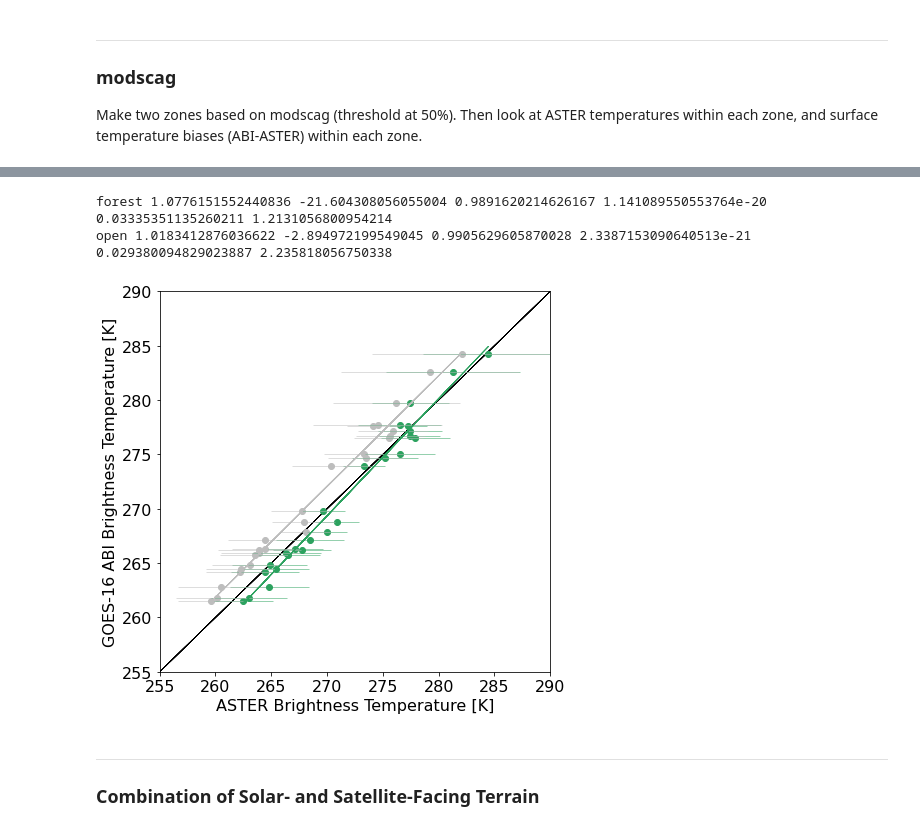
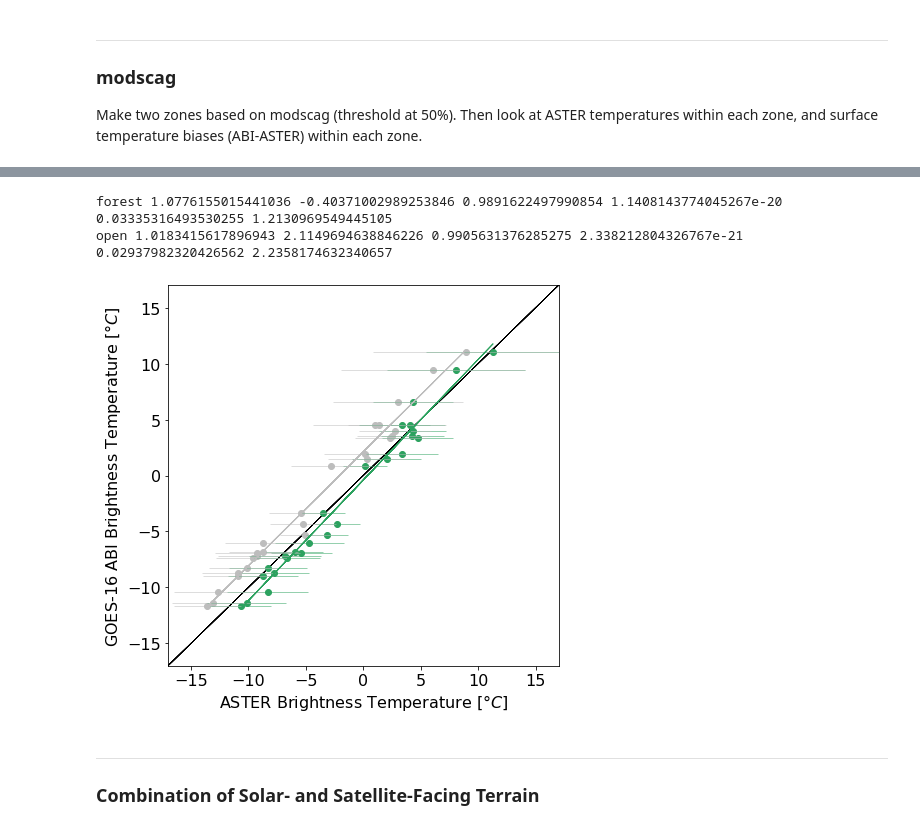
Before and after one commit to spestana/goes-cues, a Jupyter notebook: aster-terrain-boxplots-Copy1.ipynb, the cells around one changed output, grey strips where cells are left out. Saved outputs shown, nothing was run; the diff lists cells and outputs as text; code cells hidden in the pictures.

```diff
--- a/aster-terrain-boxplots-Copy1.ipynb
+++ b/aster-terrain-boxplots-Copy1.ipynb
@@ -182,56 +184,58 @@ for n in range(len(ds.time)):
         color1='#2ca25f'
         color2='#bdbdbd'
 
-        gt_k_n = gt_k[n][~np.isnan(gt_k[n])]
-        lt_k_n = lt_k[n][~np.isnan(lt_k[n])]
+        # Convert from K to C
+        ds['ast_goes_goes_tbC'] = ds.ast_goes_goes_tb - 273.15
+        gt_k_n = gt_k[n][~np.isnan(gt_k[n])] - 273.15
+        lt_k_n = lt_k[n][~np.isnan(lt_k[n])] - 273.15
 
-        ax.scatter(np.mean(gt_k_n),ds.ast_goes_goes_tb.isel(time=n).mean(), c=color1, edgecolor=None,)
+        ax.scatter(np.mean(gt_k_n),ds.ast_goes_goes_tbC.isel(time=n).mean(), c=color1, edgecolor=None,)
         ax.errorbar(x=np.mean(gt_k_n),
-                    y=ds.ast_goes_goes_tb.isel(time=n).mean(),
+                    y=ds.ast_goes_goes_tbC.isel(time=n).mean(),
                     xerr=np.std(gt_k_n), c=color1, lw=0.5)
         gt_k_n_means.append(np.mean(gt_k_n))
 
 
-        ax.scatter(np.mean(lt_k_n),ds.ast_goes_goes_tb.isel(time=n).mean(), c=color2, edgecolor=None)
+        ax.scatter(np.mean(lt_k_n),ds.ast_goes_goes_tbC.isel(time=n).mean(), c=color2, edgecolor=None)
         ax.errorbar(x=np.mean(lt_k_n),
-                    y=ds.ast_goes_goes_tb.isel(time=n).mean(),
+                    y=ds.ast_goes_goes_tbC.isel(time=n).mean(),
                     xerr=np.std(lt_k_n), c=color2, lw=0.5)
         lt_k_n_means.append(np.mean(lt_k_n))
 
-        goes_tb_means.append(ds.ast_goes_goes_tb.isel(time=n).mean().values)
+        goes_tb_means.append(ds.ast_goes_goes_tbC.isel(time=n).mean().values)
 
-        plt.xlabel('ASTER Brightness Temperature [K]')
-        plt.ylabel('GOES-16 ABI Brightness Temperature [K]')
+        plt.xlabel('ASTER Brightness Temperature [$\degree C$]')
+        plt.ylabel('GOES-16 ABI Brightness Temperature [$\degree C$]')
 
-        plt.ylim(255,290);
-        plt.xlim(255,290);
+        plt.ylim(-17,17);
+        plt.xlim(-17,17);
 
-        ax.plot([255,290],[255,290],linestyle='-',color='k', lw=0.5, zorder=-99)
+        ax.plot([-17,17],[-17,17],linestyle='-',color='k', lw=0.5, zorder=-99)
         #
         #print('number of pixels: ',len(gt_k_n),len(lt_k_n))
         #print('means: ',np.round(np.mean(gt_k_n),1),np.round(np.mean(lt_k_n),1))
         #print(f'mean diff: {np.round(np.mean(gt_k_n)-np.mean(lt_k_n),1)}')
         #print('medians: ',np.round(np.median(gt_k_n),1),np.round(np.median(lt_k_n),1))
 
 
 
 gt_k_n_means = np.array(gt_k_n_means)
 lt_k_n_means = np.array(lt_k_n_means)
 goes_tb_means =np.array(goes_tb_means)
 
 gt_slope, gt_intercept, gt_r_value, gt_p_value, gt_std_err = stats.linregress(gt_k_n_means,goes_tb_means)
 ax.plot(gt_k_n_means,(gt_k_n_means*gt_slope)+gt_intercept,linestyle='-',color=color1, lw=1)
 rmse = np.sqrt(np.mean((gt_k_n_means-goes_tb_means)**2))
 print('forest',gt_slope, gt_intercept, gt_r_value, gt_p_value, gt_std_err, rmse)
 
 lt_slope, lt_intercept, lt_r_value, lt_p_value, lt_std_err = stats.linregress(lt_k_n_means,goes_tb_means)
 ax.plot(lt_k_n_means,(lt_k_n_means*lt_slope)+lt_intercept,linestyle='-',color=color2, lw=1)
 rmse = np.sqrt(np.mean((lt_k_n_means-goes_tb_means)**2))
 print('open',lt_slope, lt_intercept, lt_r_value, lt_p_value, lt_std_err, rmse)
 # %% [output]
-forest 1.0776151552440836 -21.604308056055004 0.9891620214626167 1.141089550553764e-20 0.03335351135260211 1.2131056800954214
-open 1.0183412876036622 -2.894972199549045 0.9905629605870028 2.3387153090640513e-21 0.029380094829023887 2.235818056750338
+forest 1.0776155015441036 -0.40371002989253846 0.9891622497990854 1.1408143774045267e-20 0.03335316493530255 1.2130969549445105
+open 1.0183415617896943 2.1149694638846226 0.9905631376285275 2.338212804326767e-21 0.02937982320426562 2.2358174632340657
-[figure, old version]
+[figure, new version]
 # %% [markdown]
 ---
 
```
Also changed, not shown: parts of 9 cells of this notebook, 1 other file.
